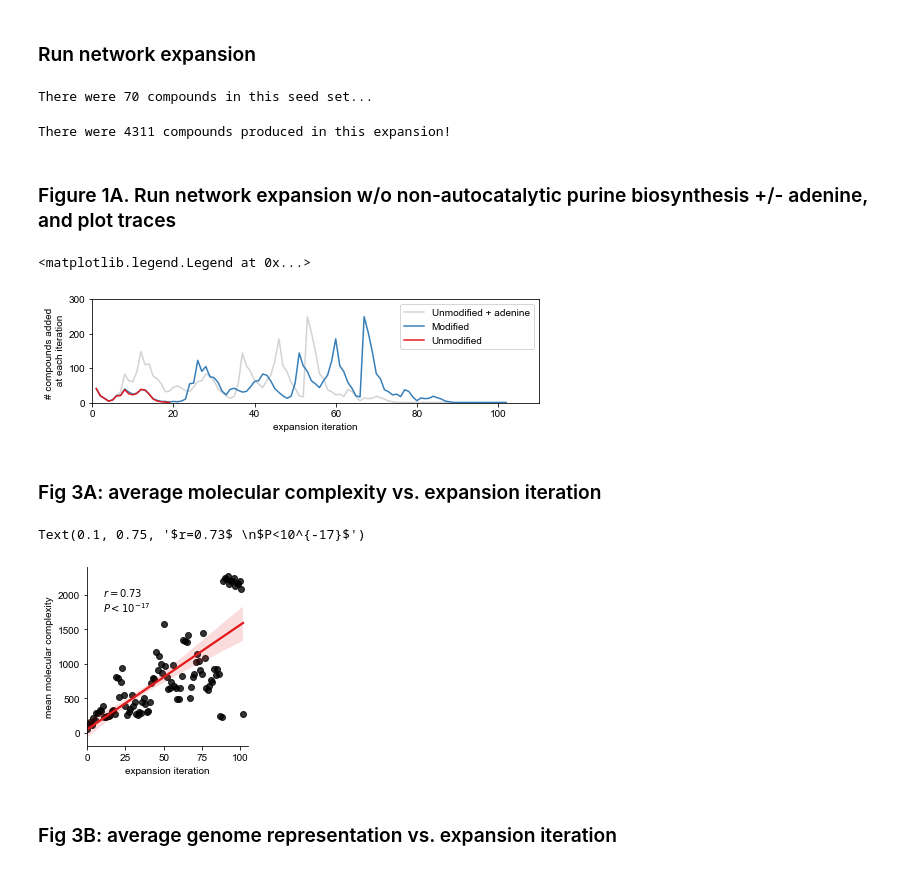
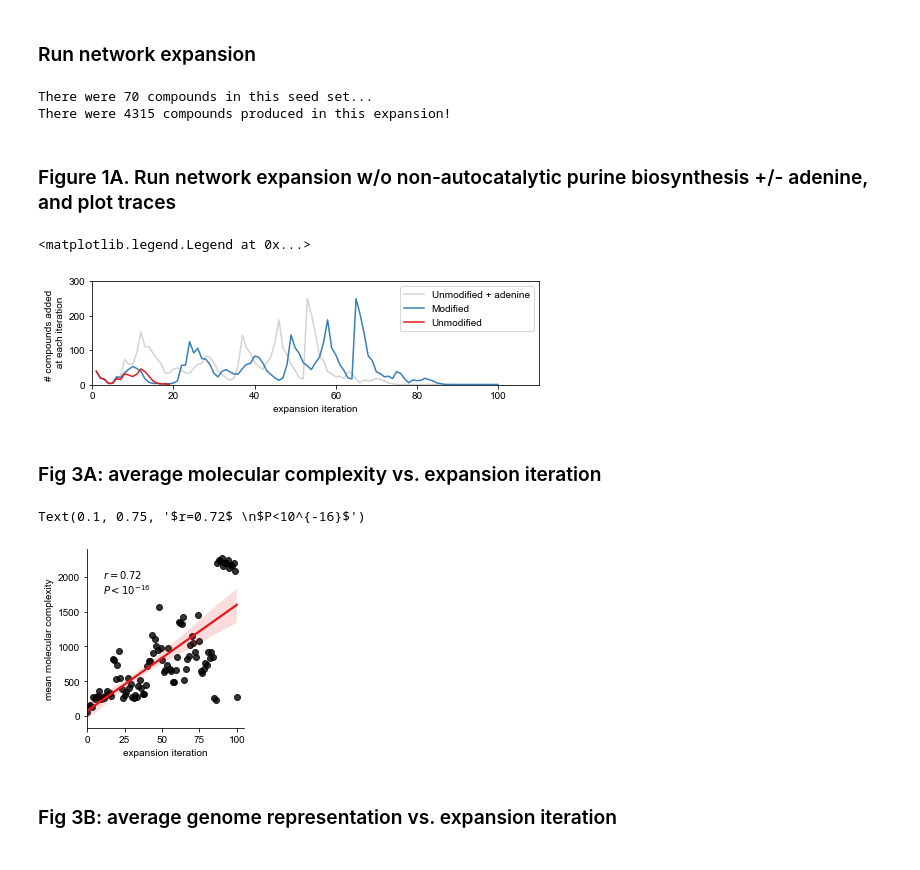
Before and after one commit to jgoldford/metabolic-continuity, a Jupyter notebook: revisions.v1/main-partial-correlations.ipynb, the cells around one changed output. Saved outputs shown, nothing was run; the diff lists cells and outputs as text; code cells hidden in the pictures.

```diff
--- a/revisions.v1/main-partial-correlations.ipynb
+++ b/revisions.v1/main-partial-correlations.ipynb
@@ -22,7 +22,8 @@ def load_data(network_name):
     return metabolism
 
 # load the metabolism object from the repo
-metabolism = load_data('metabolism.23Aug2022.pkl')
+model_id = "metabolism.v8.01May2023.pkl"
+metabolism = pd.read_pickle('/Users/joshuagoldford/Documents/github/network-expansion-assets/models/' + model_id)
 cids = metabolism.coenzymes
 # %%
 import warnings
@@ -32,7 +33,7 @@ warnings.simplefilter('ignore',SparseEfficiencyWarning)
 # %% [markdown]
 ### Run network expansion
 # %%
-seed_set = pd.read_csv('assets/seed_set.csv')['ID'].tolist()
+seed_set = pd.read_csv('../assets/seed_set.csv')['ID'].tolist()
 
 print('There were {N} compounds in this seed set...'.format(N=len(seed_set)))
 
@@ -46,7 +47,7 @@ rn_df.columns = ['rn','direction','iteration']
 rn_df['rn_kegg']= rn_df['rn'].apply(lambda x: x.split('_')[0])
 # %% [output]
 There were 70 compounds in this seed set...
+There were 4315 compounds produced in this expansion!
-There were 4311 compounds produced in this expansion!
 # %% [markdown]
 ### Figure 1A. Run network expansion w/o non-autocatalytic purine biosynthesis +/- adenine, and plot traces
 # %%
@@ -84,28 +85,28 @@ plt.subplots_adjust(bottom=0.25)
 plt.legend(['Unmodified + adenine','Modified','Unmodified'])
 # %% [output]
 <matplotlib.legend.Legend at 0x...>
-[figure, old version]
+[figure, new version]
 # %% [markdown]
 ### Fig 3A: average molecular complexity vs. expansion iteration
 # %%
 skws={"color": "black"}
 lkws={'color': cmap[0]}
-complexity = pd.read_csv('assets/kegg_cpds.iterationComplexity.csv',index_col=0)
+complexity = pd.read_csv('../assets/kegg_cpds.iterationComplexity.csv',index_col=0)
 complexity = complexity[['complexity']].join(pd.DataFrame(pd.Series(ne_cpds),columns=['iteration']))
 sns.lmplot(x='iteration',y='complexity',data=complexity.groupby('iteration').mean().reset_index(),height=3, aspect=1,line_kws=lkws,scatter_kws=skws)
 plt.xlim([0,105])
 plt.ylabel('mean molecular complexity')
 plt.xlabel('expansion iteration')
 c = complexity.groupby('iteration').mean().reset_index()
 
 
 r,pval = pearsonr(c['iteration'].values,c['complexity'].values)
 d = int(np.ceil(np.log10(pval)))
 label = '$r={R}$ \n'.format(R=round(r,2)) + '$P<10^{' + str(d) + '}$'
 plt.annotate(label, xy=(0.1, 0.75), xycoords='axes fraction')
 # %% [output]
-Text(0.1, 0.75, '$r=0.73$ \n$P<10^{-17}$')
+Text(0.1, 0.75, '$r=0.72$ \n$P<10^{-16}$')
-[figure, old version]
+[figure, new version]
 # %% [markdown]
 ### Fig 3B: average genome representation vs. expansion iteration
 # %%
```
Also changed, not shown: parts of 10 cells of this notebook, 57 other files.
